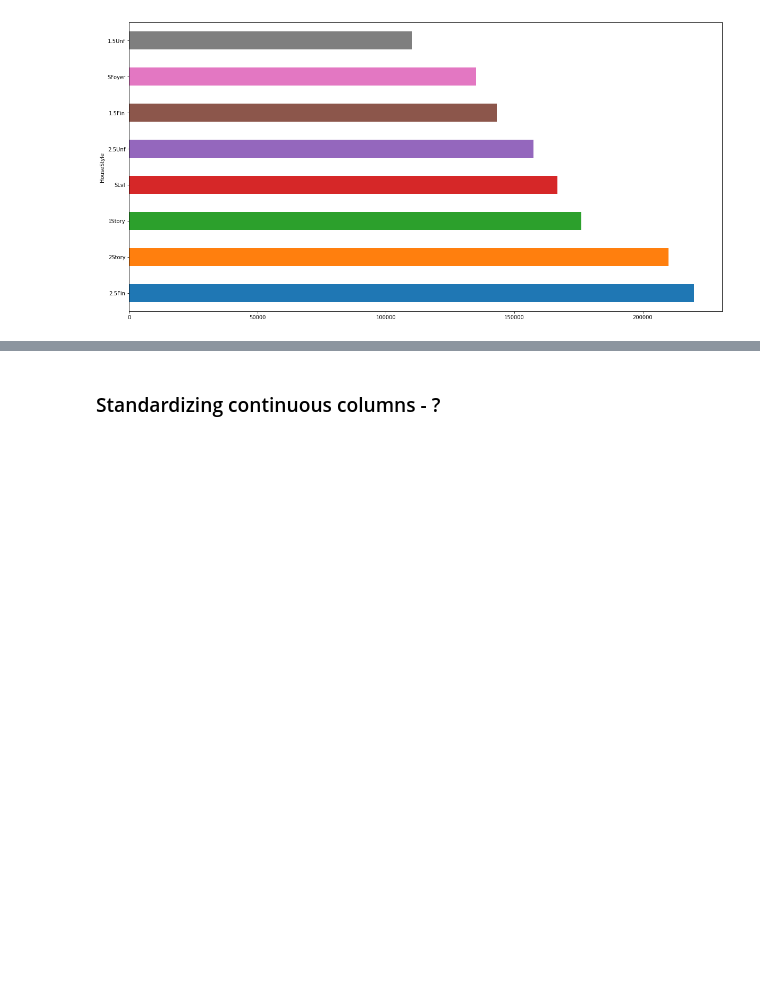
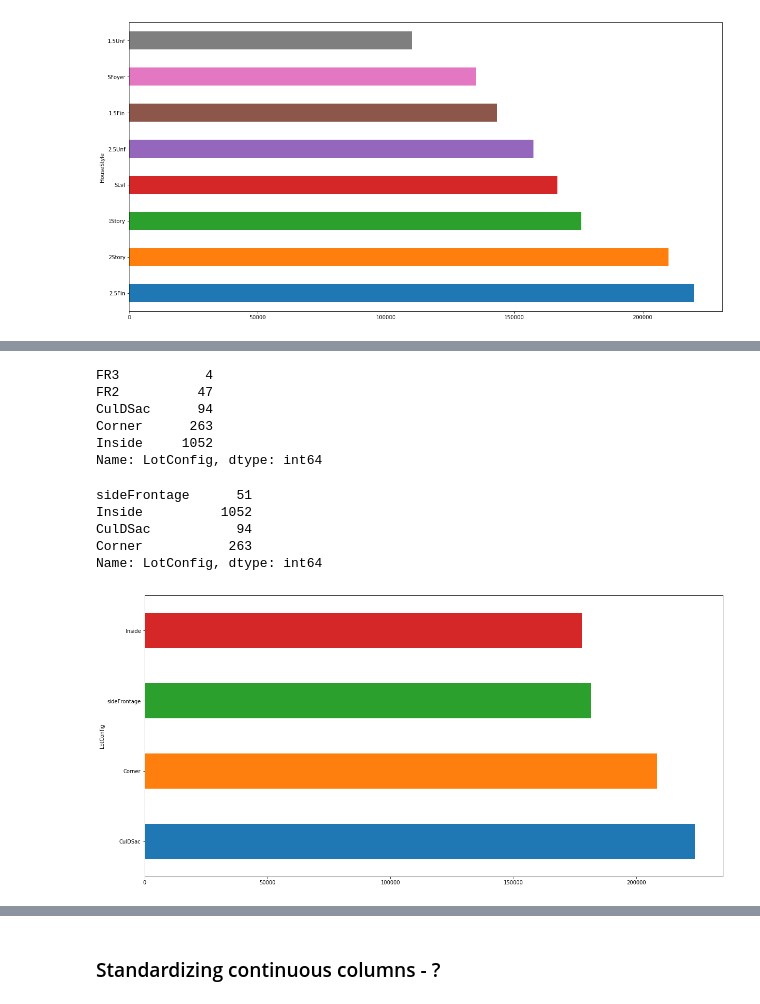
Before and after one commit to MarioJelev/ML, a Jupyter notebook: 6375_HousingPrices/HousePrices-Advanced.ipynb, the cells around one changed output, grey strips where cells are left out. Saved outputs shown, nothing was run; the diff lists cells and outputs as text; code cells hidden in the pictures; blank space fills up the shorter version.

```diff
--- a/6375_HousingPrices/HousePrices-Advanced.ipynb
+++ b/6375_HousingPrices/HousePrices-Advanced.ipynb
@@ -351,0 +365,24 @@ corr_salePrice(['HouseStyle'])
+# %%
+data['LotConfig'].value_counts().sort_values()
+corr_salePrice(['LotConfig'])
+configMap = {}
+for irreg in ['FR2','FR3']:
+    configMap[irreg] = 'sideFrontage'
+for reg in ['Inside','Corner', 'CulDSac']:
+    configMap[reg] = reg
+data['LotConfig'] = data['LotConfig'].map(configMap)
+data['LotConfig'].value_counts().sort_index(ascending=False)
+corr_salePrice(['LotConfig'])
+# %% [output]
+FR3           4
+FR2          47
+CulDSac      94
+Corner      263
+Inside     1052
+Name: LotConfig, dtype: int64
+sideFrontage      51
+Inside          1052
+CulDSac           94
+Corner           263
+Name: LotConfig, dtype: int64
+[figure, added]
```
Also changed, not shown: parts of 10 cells of this notebook, 1 other file.
